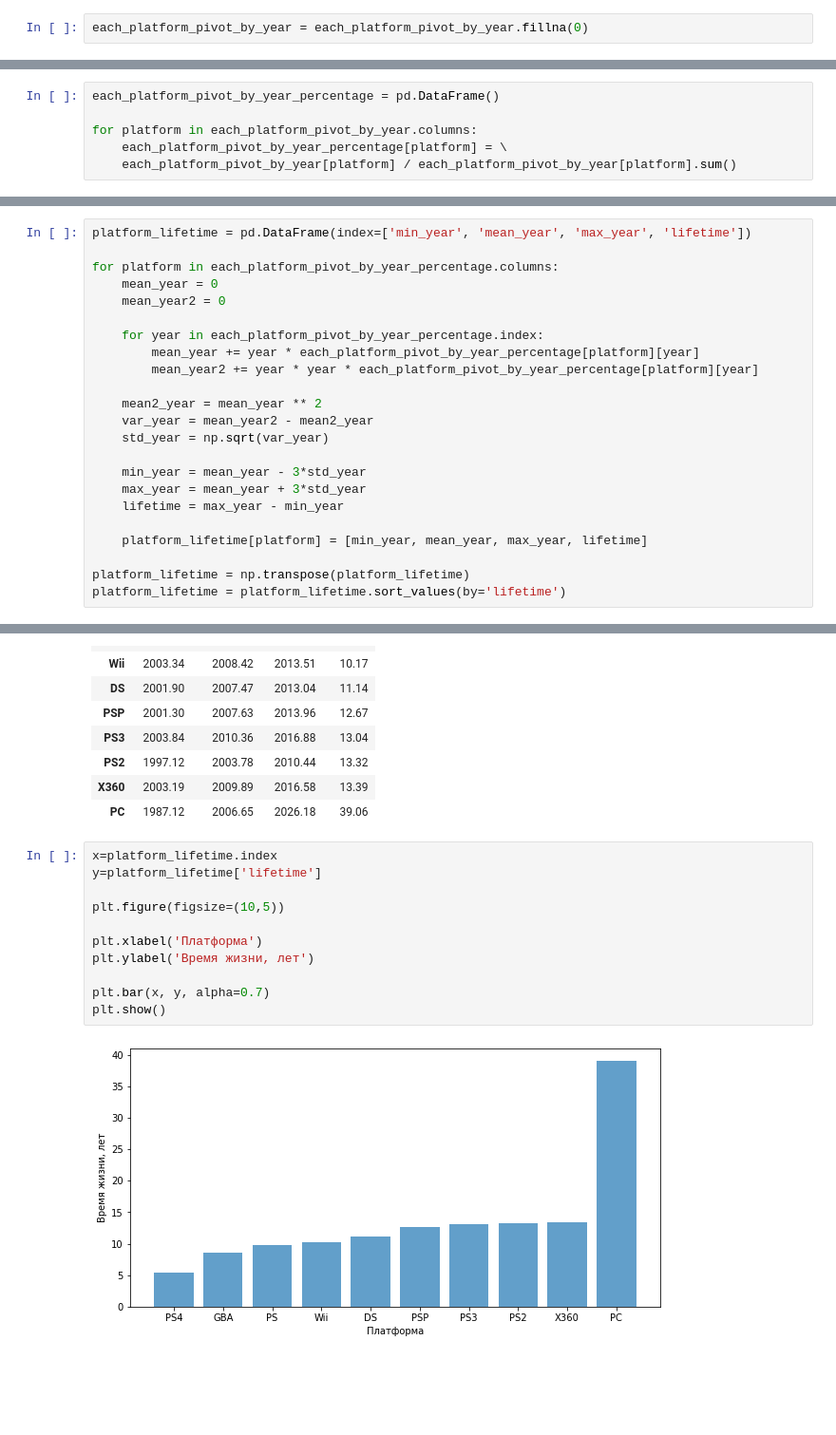
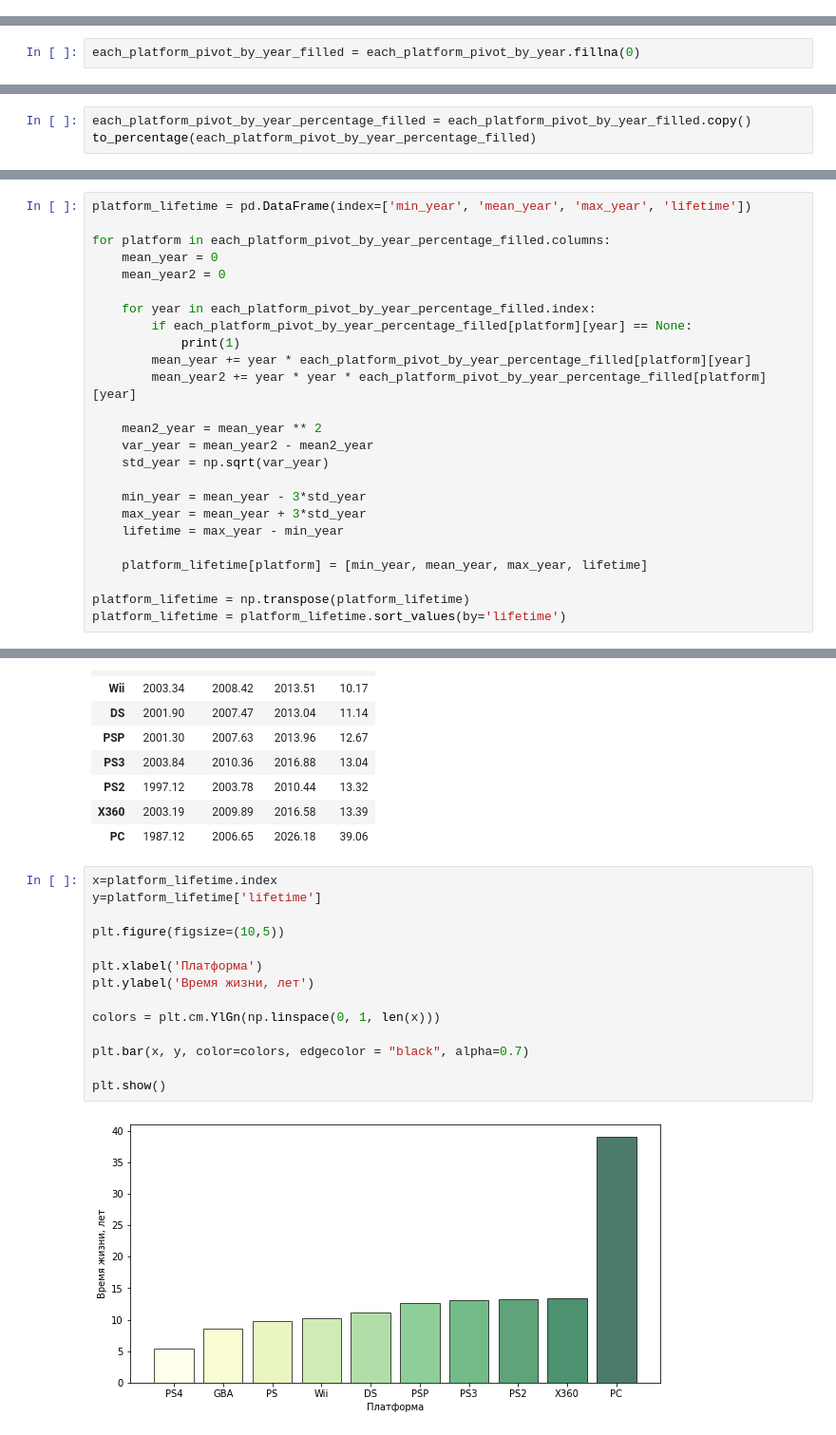
Before and after one commit to fomichev-a-d/yandex_practicum_projects, a Jupyter notebook: gamedev/games.ipynb, the cells around one changed output, grey strips where cells are left out. Shown at 95% size. Cells and saved outputs as stored; diff of their text form; blank space fills up the shorter version.

```diff
--- a/gamedev/games.ipynb
+++ b/gamedev/games.ipynb
@@ -104,5 +205,3 @@ each_platform_pivot_by_year = top_platform_sales.pivot_table(index='year_of_rele
                                                              values='total_sales',
                                                              columns = 'platform',
                                                              aggfunc='sum')
-# %%
-each_platform_pivot_by_year = each_platform_pivot_by_year.fillna(0)
@@ -136,3 +214,5 @@ each_platform_pivot_by_year.plot.area(figsize=(20,10),
                                       stacked=False);
 # %% [output]
 [figure]
+# %%
+each_platform_pivot_by_year_filled = each_platform_pivot_by_year.fillna(0)
@@ -139,7 +223,4 @@ each_platform_pivot_by_year.plot.area(figsize=(20,10),
 # %%
-each_platform_pivot_by_year_percentage = pd.DataFrame()
-
-for platform in each_platform_pivot_by_year.columns:
-    each_platform_pivot_by_year_percentage[platform] = \
-    each_platform_pivot_by_year[platform] / each_platform_pivot_by_year[platform].sum()
+each_platform_pivot_by_year_percentage_filled = each_platform_pivot_by_year_filled.copy()
+to_percentage(each_platform_pivot_by_year_percentage_filled)
 # %%
@@ -154,13 +235,15 @@ each_platform_pivot_by_year_percentage.plot.area(figsize=(20,10),
 # %%
 platform_lifetime = pd.DataFrame(index=['min_year', 'mean_year', 'max_year', 'lifetime'])
 
-for platform in each_platform_pivot_by_year_percentage.columns:
+for platform in each_platform_pivot_by_year_percentage_filled.columns:
     mean_year = 0
     mean_year2 = 0
 
-    for year in each_platform_pivot_by_year_percentage.index:
-        mean_year += year * each_platform_pivot_by_year_percentage[platform][year]
-        mean_year2 += year * year * each_platform_pivot_by_year_percentage[platform][year]
+    for year in each_platform_pivot_by_year_percentage_filled.index:
+        if each_platform_pivot_by_year_percentage_filled[platform][year] == None:
+            print(1)
+        mean_year += year * each_platform_pivot_by_year_percentage_filled[platform][year]
+        mean_year2 += year * year * each_platform_pivot_by_year_percentage_filled[platform][year]
 
     mean2_year = mean_year ** 2
     var_year = mean_year2 - mean2_year
@@ -212,15 +274,18 @@ platform_lifetime.style.format('{:.2f}')
 # %%
 x=platform_lifetime.index
 y=platform_lifetime['lifetime']
 
 plt.figure(figsize=(10,5))
 
 plt.xlabel('Платформа')
 plt.ylabel('Время жизни, лет')
 
-plt.bar(x, y, alpha=0.7)
+colors = plt.cm.YlGn(np.linspace(0, 1, len(x)))
+
+plt.bar(x, y, color=colors, edgecolor = "black", alpha=0.7)
+
 plt.show()
 # %% [output]
-[figure, old version]
+[figure, new version]
 # %%
 mean_lifetime = round(platform_lifetime[platform_lifetime.index != 'PC']['lifetime'].mean(),2)
```
Also changed, not shown: parts of 62 cells of this notebook.
